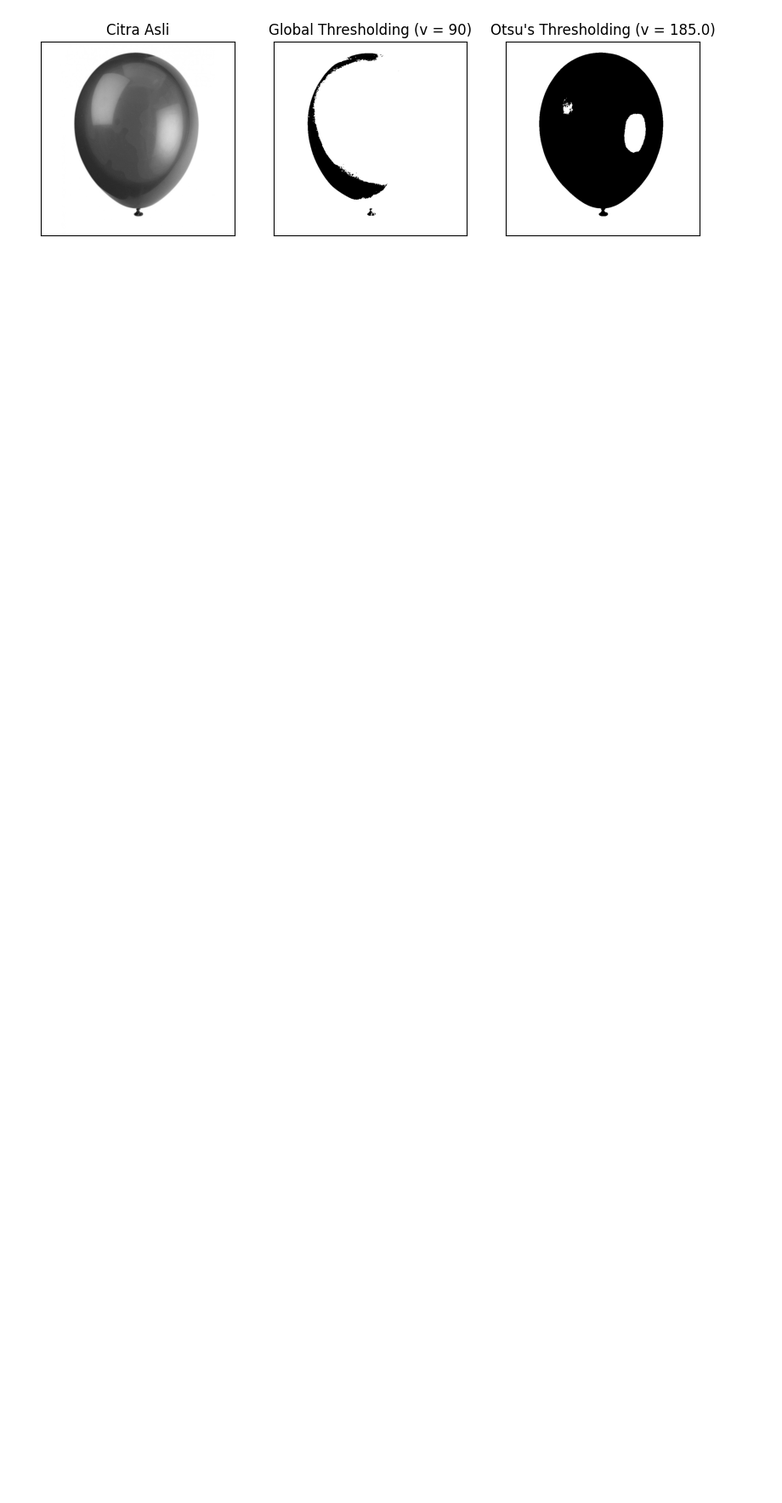
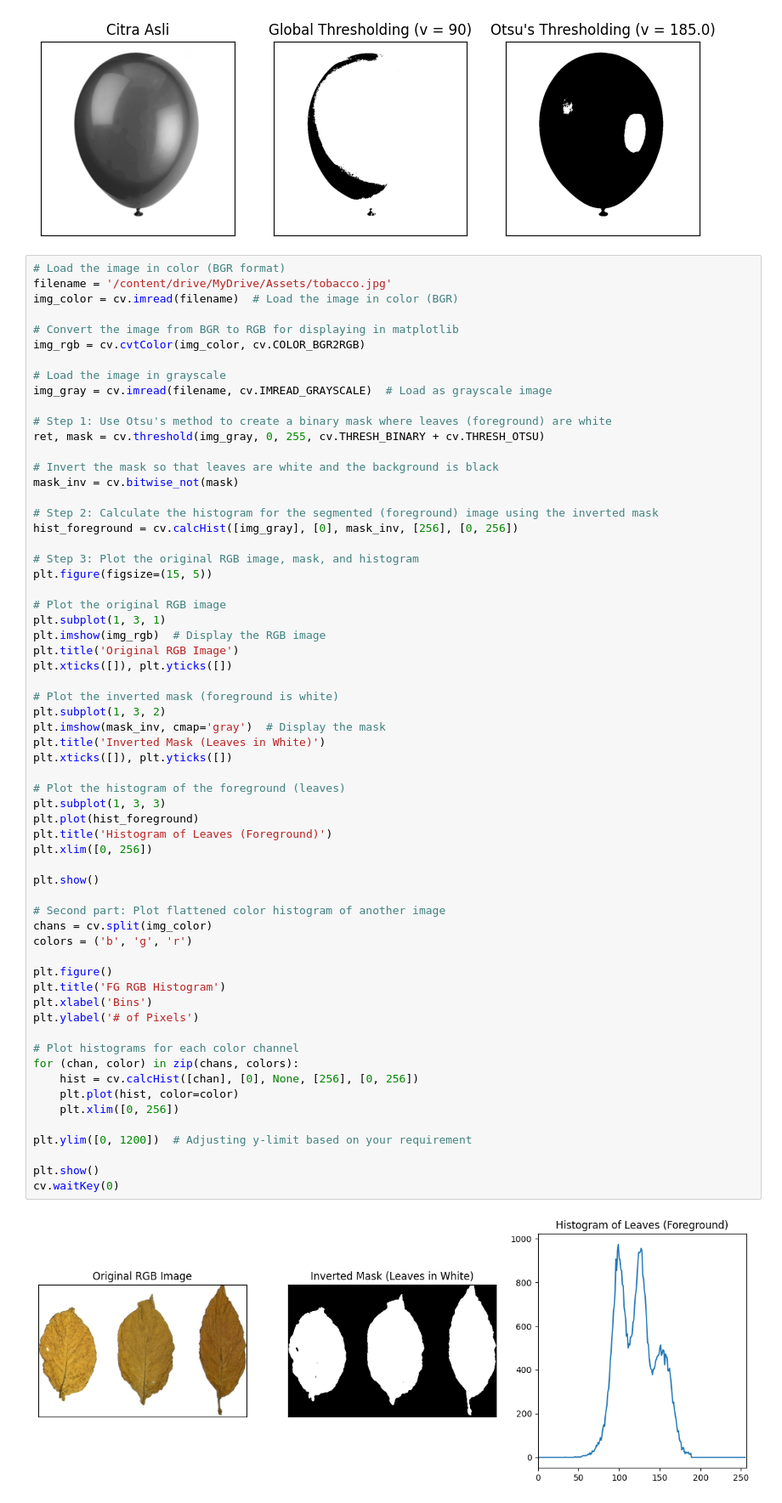
Before and after one commit to ashdiqqi/PCVK_Ganjil_2024, a Jupyter notebook: Week10.ipynb, the cells around one changed output. Shown at 85% size. Drawn from its saved outputs; the diff is of its cells as text; blank space fills up the shorter version.

```diff
--- a/Week10.ipynb
+++ b/Week10.ipynb
@@ -102,3 +102,67 @@ for i in range(len(citra3)):
 plt.show()
 # %% [output]
 [figure]
+# %%
+# Load the image in color (BGR format)
+filename = '/content/drive/MyDrive/Assets/tobacco.jpg'
+img_color = cv.imread(filename)  # Load the image in color (BGR)
+
+# Convert the image from BGR to RGB for displaying in matplotlib
+img_rgb = cv.cvtColor(img_color, cv.COLOR_BGR2RGB)
+
+# Load the image in grayscale
+img_gray = cv.imread(filename, cv.IMREAD_GRAYSCALE)  # Load as grayscale image
+
+# Step 1: Use Otsu's method to create a binary mask where leaves (foreground) are white
+ret, mask = cv.threshold(img_gray, 0, 255, cv.THRESH_BINARY + cv.THRESH_OTSU)
+
+# Invert the mask so that leaves are white and the background is black
+mask_inv = cv.bitwise_not(mask)
+
+# Step 2: Calculate the histogram for the segmented (foreground) image using the inverted mask
+hist_foreground = cv.calcHist([img_gray], [0], mask_inv, [256], [0, 256])
+
+# Step 3: Plot the original RGB image, mask, and histogram
+plt.figure(figsize=(15, 5))
+
+# Plot the original RGB image
+plt.subplot(1, 3, 1)
+plt.imshow(img_rgb)  # Display the RGB image
+plt.title('Original RGB Image')
+plt.xticks([]), plt.yticks([])
+
+# Plot the inverted mask (foreground is white)
+plt.subplot(1, 3, 2)
+plt.imshow(mask_inv, cmap='gray')  # Display the mask
+plt.title('Inverted Mask (Leaves in White)')
+plt.xticks([]), plt.yticks([])
+
+# Plot the histogram of the foreground (leaves)
+plt.subplot(1, 3, 3)
+plt.plot(hist_foreground)
+plt.title('Histogram of Leaves (Foreground)')
+plt.xlim([0, 256])
+
+plt.show()
+
+# Second part: Plot flattened color histogram of another image
+chans = cv.split(img_color)
+colors = ('b', 'g', 'r')
+
+plt.figure()
+plt.title('FG RGB Histogram')
+plt.xlabel('Bins')
+plt.ylabel('# of Pixels')
+
+# Plot histograms for each color channel
+for (chan, color) in zip(chans, colors):
+    hist = cv.calcHist([chan], [0], None, [256], [0, 256])
+    plt.plot(hist, color=color)
+    plt.xlim([0, 256])
+
+plt.ylim([0, 1200])  # Adjusting y-limit based on your requirement
+
+plt.show()
+cv.waitKey(0)
+# %% [output]
+[figure, added]
```
Also changed, not shown: parts of 2 cells of this notebook.
